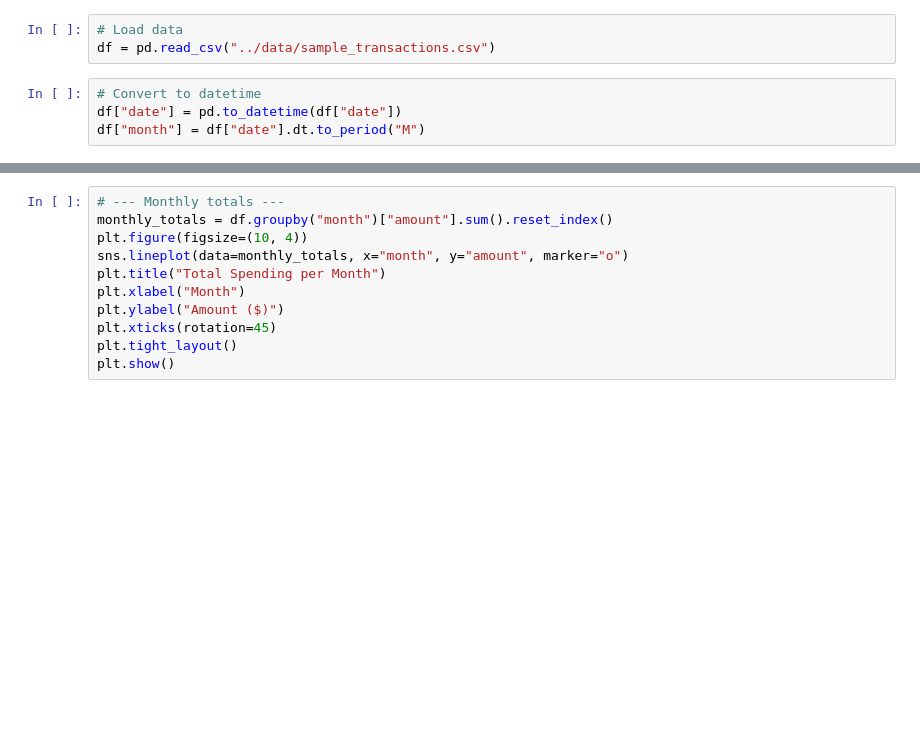
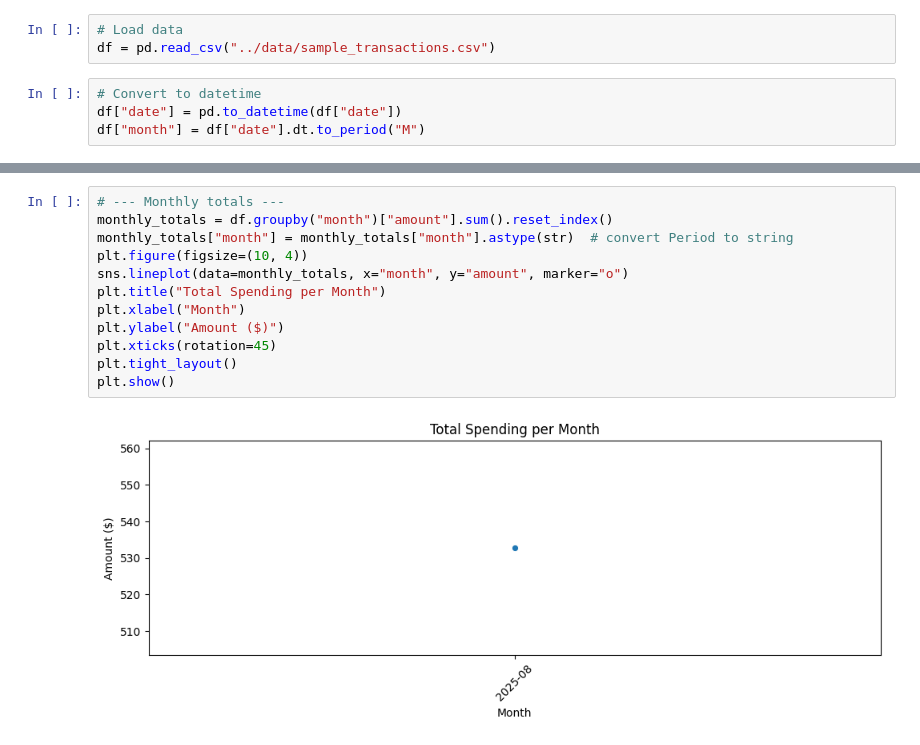
Before and after one commit to artaoheed/finance-copilot-mvp, a Jupyter notebook: notebooks/eda.ipynb, the cells around one changed output, grey strips where cells are left out. Cells and saved outputs as stored; diff of their text form; blank space fills up the shorter version.

```diff
--- a/notebooks/eda.ipynb
+++ b/notebooks/eda.ipynb
@@ -19,14 +37,17 @@ print("\nTransactions per category:\n", df["category"].value_counts())
 # %%
 # --- Monthly totals ---
 monthly_totals = df.groupby("month")["amount"].sum().reset_index()
+monthly_totals["month"] = monthly_totals["month"].astype(str)  # convert Period to string
 plt.figure(figsize=(10, 4))
 sns.lineplot(data=monthly_totals, x="month", y="amount", marker="o")
 plt.title("Total Spending per Month")
 plt.xlabel("Month")
 plt.ylabel("Amount ($)")
 plt.xticks(rotation=45)
 plt.tight_layout()
 plt.show()
+# %% [output]
+[figure, added]
 # %%
 # --- Category breakdown ---
 category_totals = df.groupby("category")["amount"].sum().sort_values(ascending=False)
```
Also changed, not shown: parts of 5 cells of this notebook, 8 other files.
